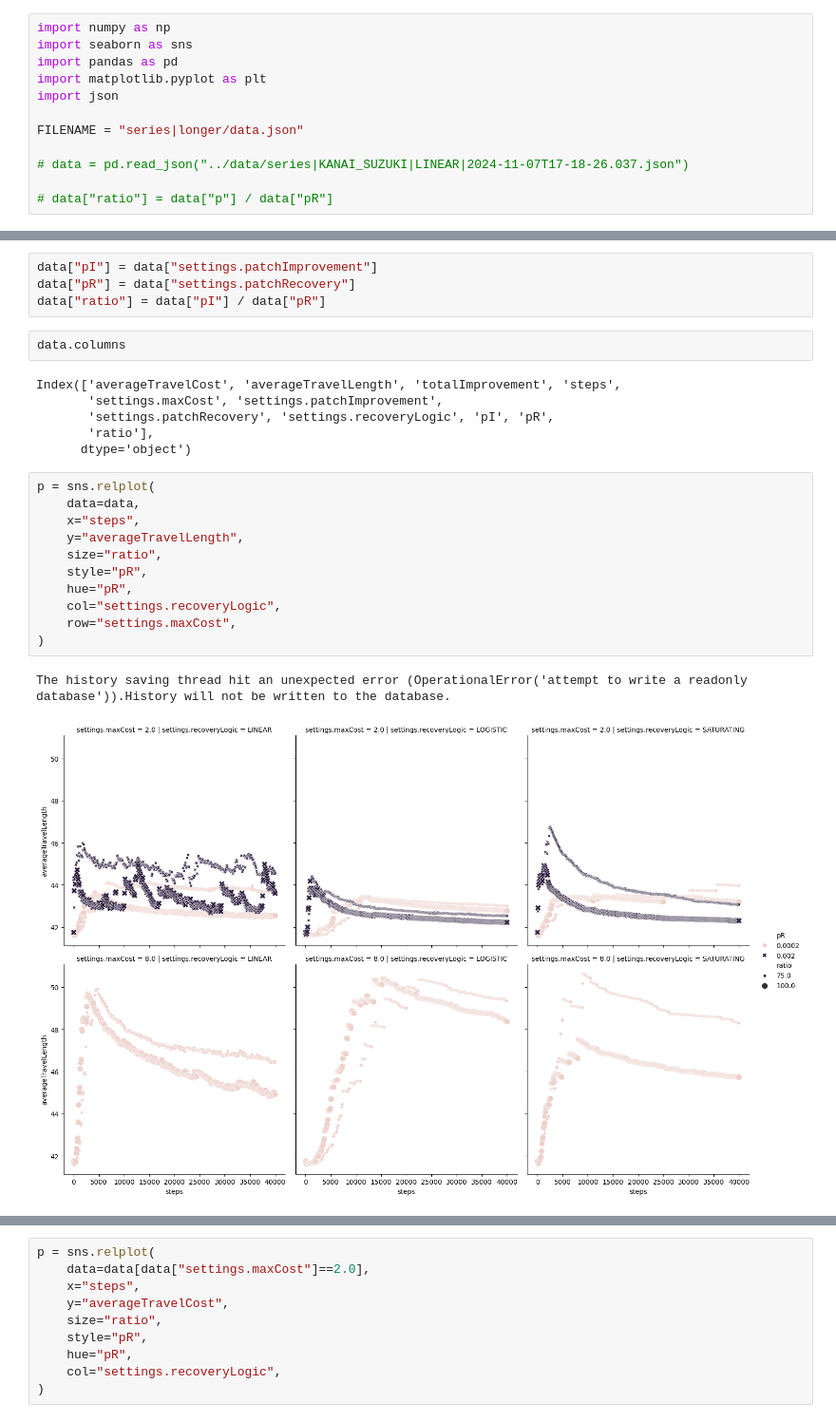
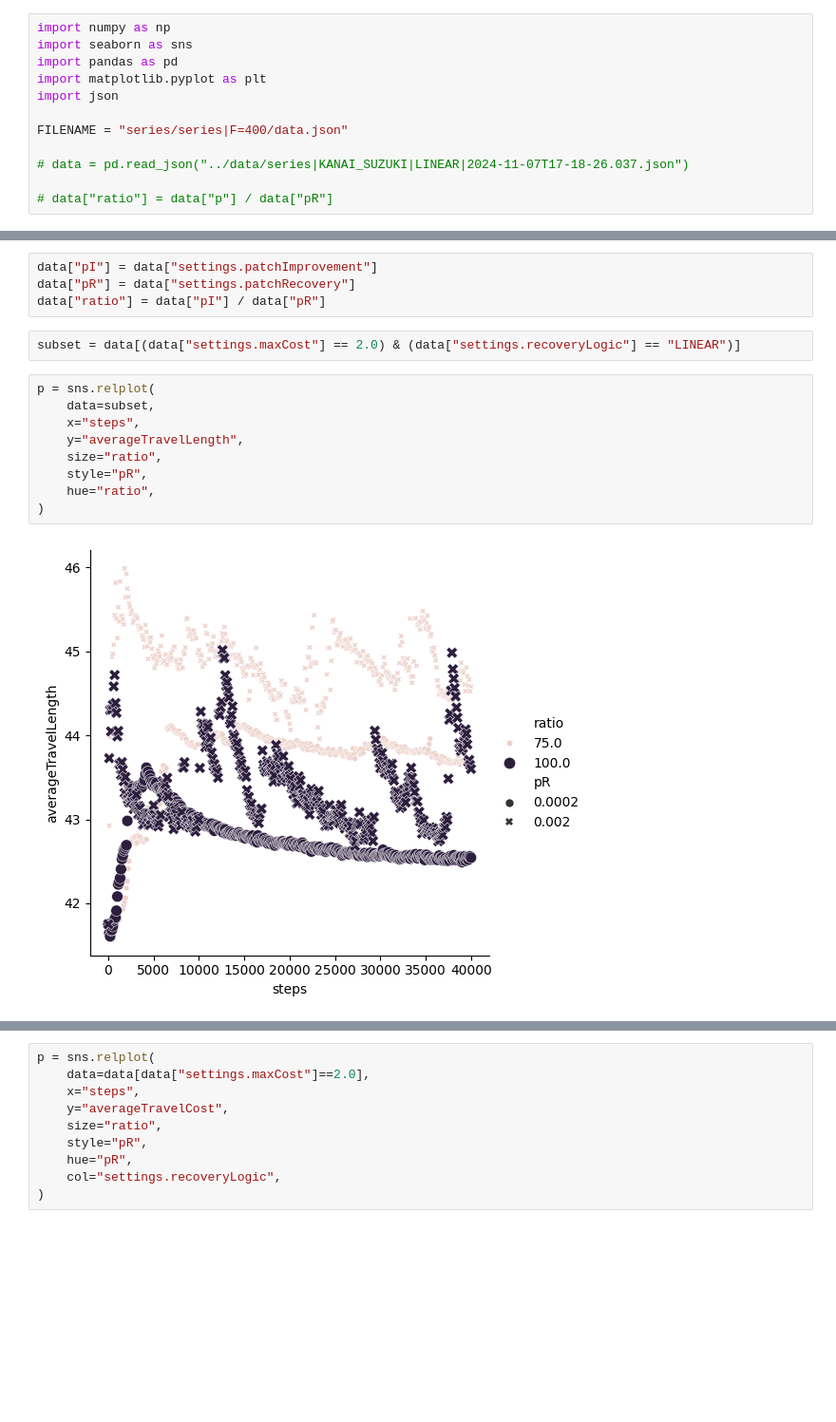
Before and after one commit to brendanwallace/animalpaths, a Jupyter notebook: julia/Paths/notebooks/plotcosts3.ipynb, the cells around one changed output, grey strips where cells are left out. Shown at 95% size. Drawn from its saved outputs; the diff is of its cells as text; blank space fills up the shorter version.

```diff
--- a/julia/Paths/notebooks/plotcosts3.ipynb
+++ b/julia/Paths/notebooks/plotcosts3.ipynb
@@ -9,7 +9,7 @@ import pandas as pd
 import matplotlib.pyplot as plt
 import json
 
-FILENAME = "series|longer/data.json"
+FILENAME = "series/series|F=400/data.json"
 
 # data = pd.read_json("../data/series|KANAI_SUZUKI|LINEAR|2024-11-07T17-18-26.037.json")
 
@@ -32,24 +32,15 @@ data["pI"] = data["settings.patchImprovement"]
 data["pR"] = data["settings.patchRecovery"]
 data["ratio"] = data["pI"] / data["pR"]
 # %%
-data.columns
+subset = data[(data["settings.maxCost"] == 2.0) & (data["settings.recoveryLogic"] == "LINEAR")]
-# %% [output]
-Index(['averageTravelCost', 'averageTravelLength', 'totalImprovement', 'steps',
-       'settings.maxCost', 'settings.patchImprovement',
-       'settings.patchRecovery', 'settings.recoveryLogic', 'pI', 'pR',
-       'ratio'],
-      dtype='object')
 # %%
 p = sns.relplot(
-    data=data,
+    data=subset,
     x="steps",
     y="averageTravelLength",
     size="ratio",
     style="pR",
-    hue="pR",
-    col="settings.recoveryLogic",
-    row="settings.maxCost",
+    hue="ratio",
 )
 # %% [output]
-The history saving thread hit an unexpected error (OperationalError('attempt to write a readonly database')).History will not be written to the database.
-[figure, old version]
+[figure, new version]
```
Also changed, not shown: parts of 5 cells of this notebook, 38 other files.
